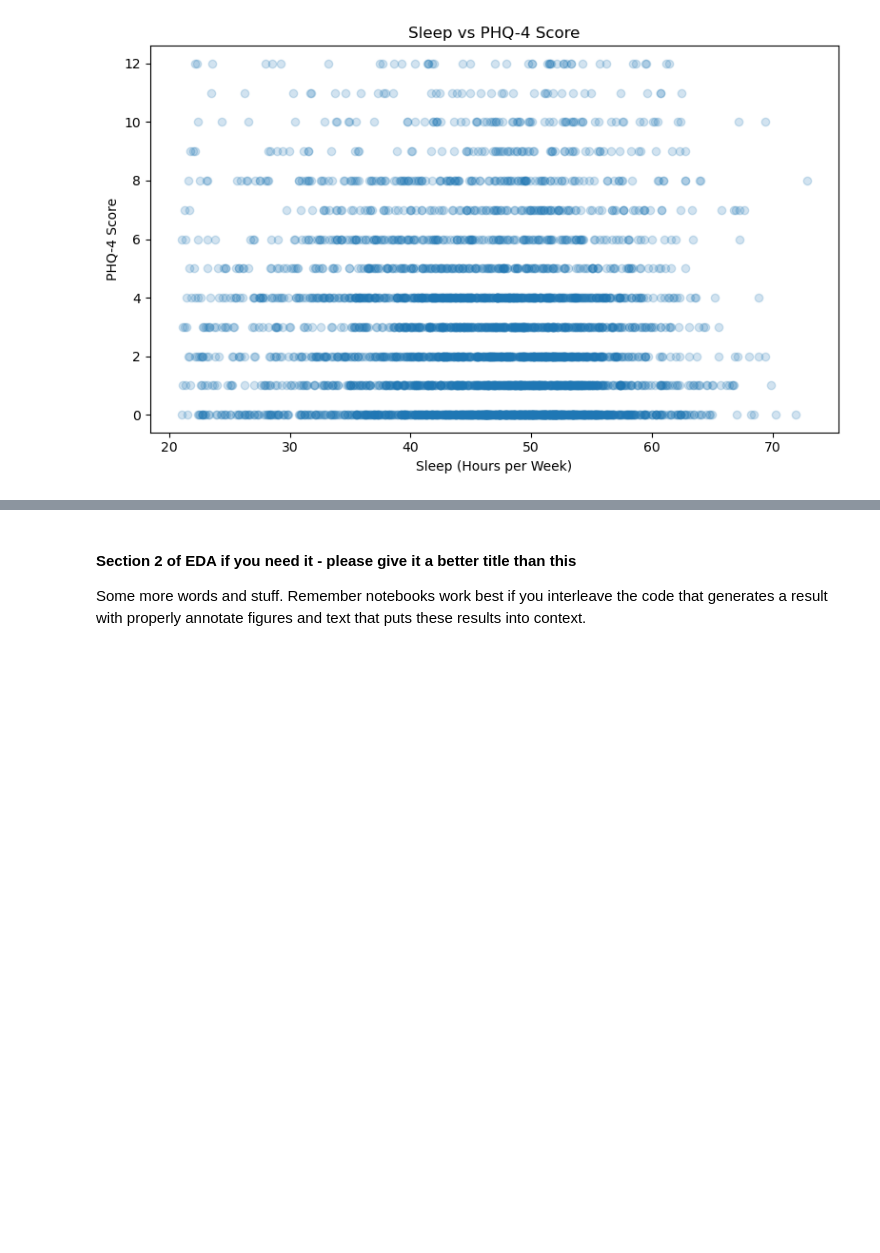
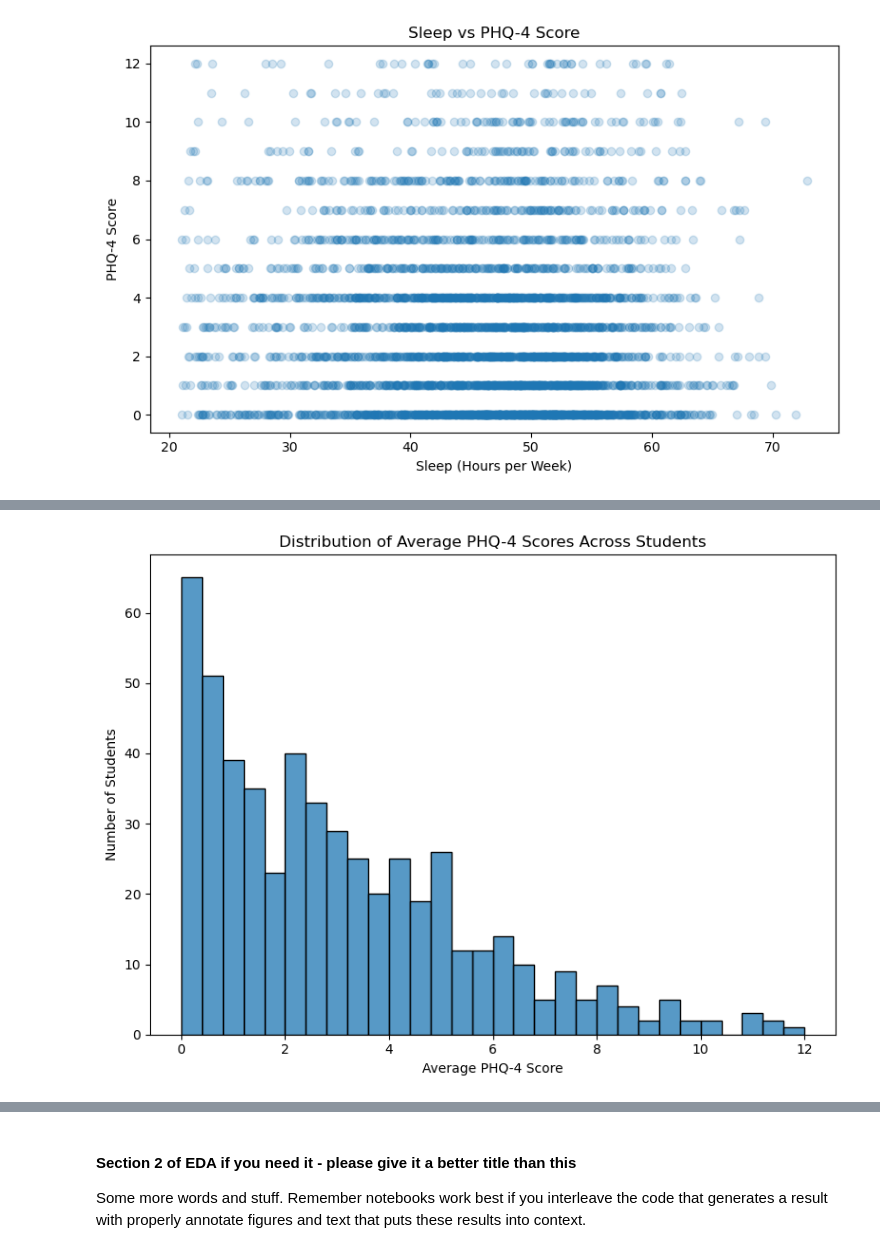
Before and after one commit to COGS108/Group053_WI26, a Jupyter notebook: 02-EDACheckpoint.ipynb, the cells around one changed output, grey strips where cells are left out. Saved outputs shown, nothing was run; the diff lists cells and outputs as text; code cells hidden in the pictures; blank space fills up the shorter version.

```diff
--- a/02-EDACheckpoint.ipynb
+++ b/02-EDACheckpoint.ipynb
@@ -673,0 +871,13 @@ final_all.assign(
+# %%
+student_means = df_m.groupby("pid")["phq4"].mean()
+
+plt.figure(figsize=(8,6))
+sns.histplot(student_means, bins=30)
+
+plt.title("Distribution of Average PHQ-4 Scores Across Students")
+plt.xlabel("Average PHQ-4 Score")
+plt.ylabel("Number of Students")
+plt.tight_layout()
+plt.show()
+# %% [output]
+[figure, added]
```
Also changed, not shown: parts of 15 cells of this notebook.
